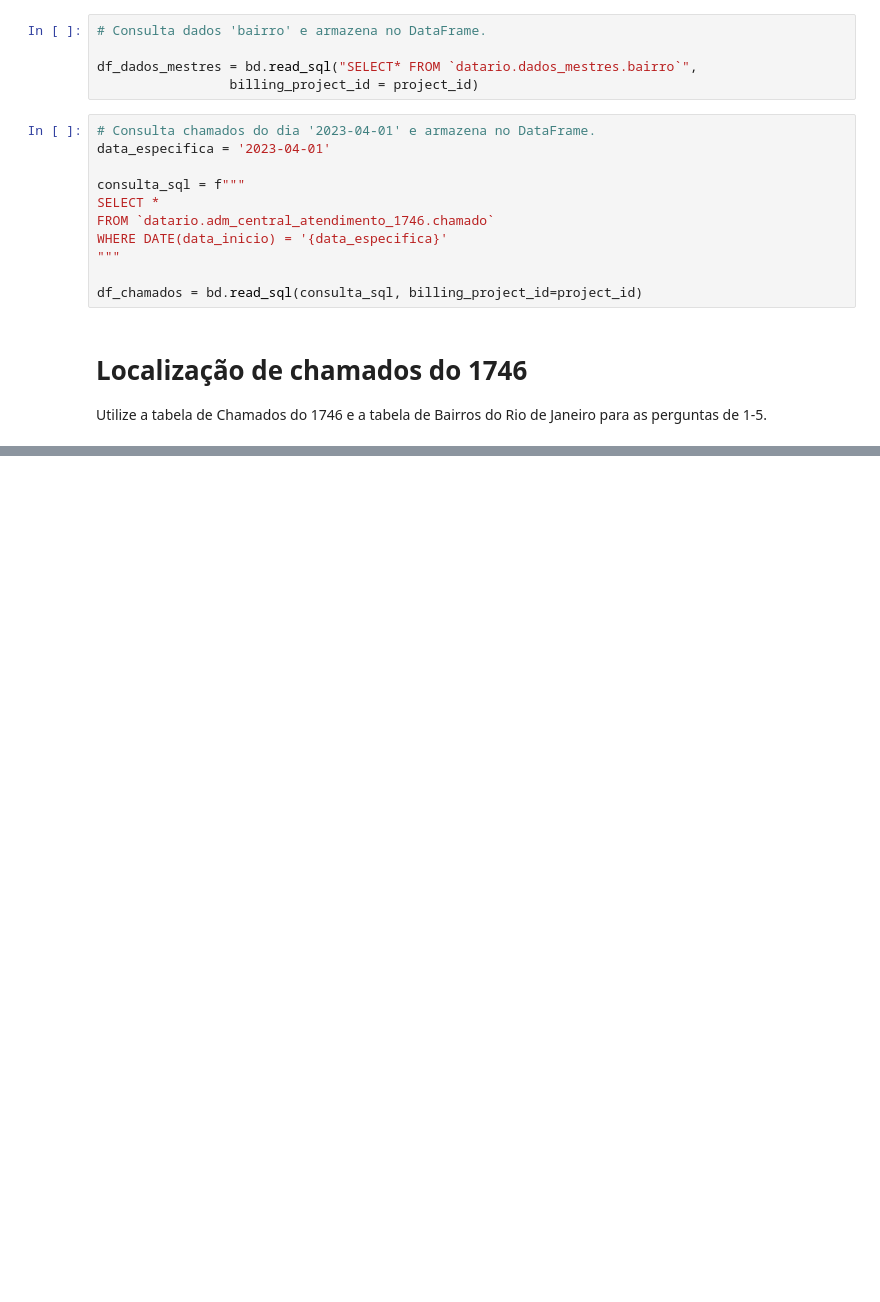
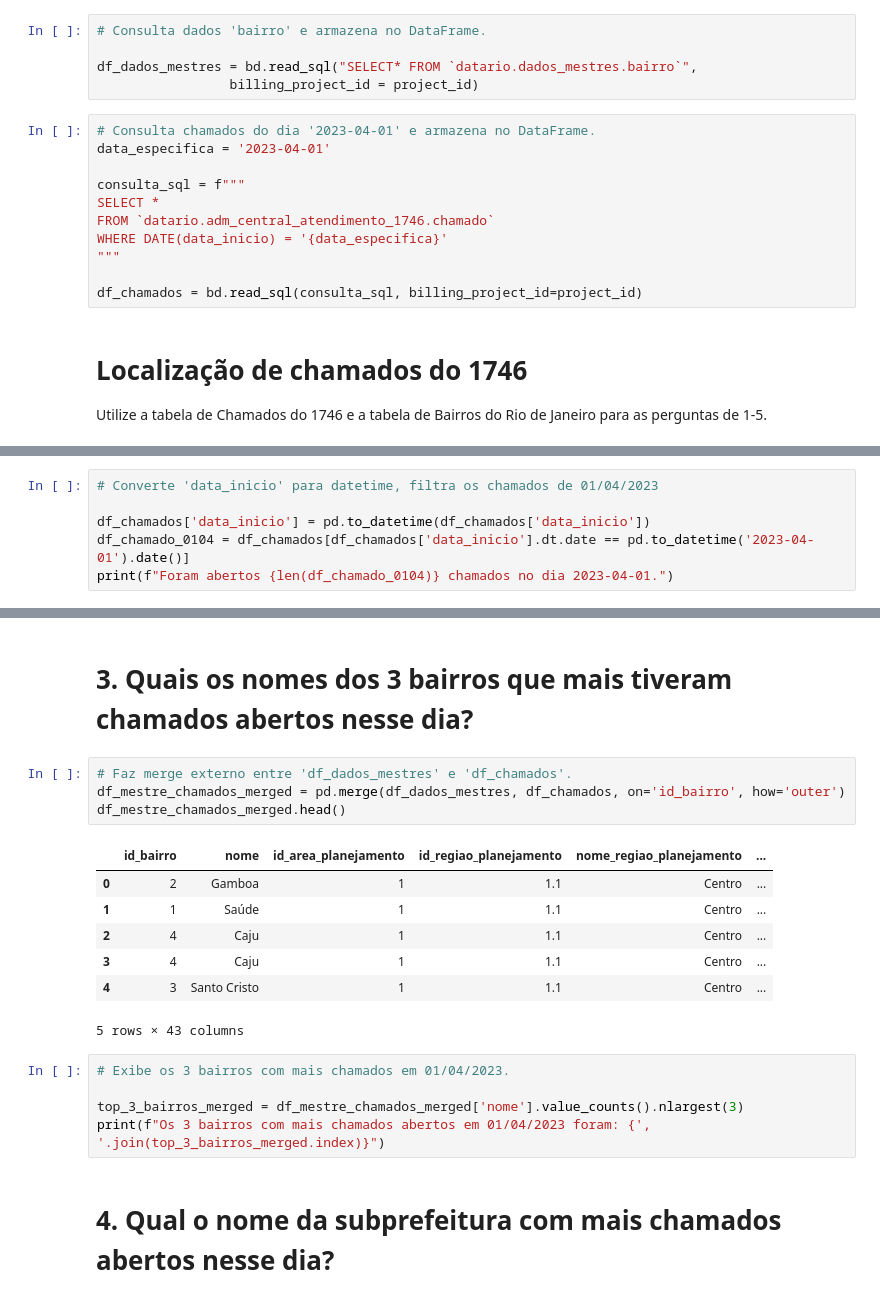
Before and after one commit to JairsonAlbertoSami/desafio-junior-data-scientis, a Jupyter notebook: Analise_python.ipynb, the cells around one changed output, grey strips where cells are left out. Drawn from its saved outputs; the diff is of its cells as text; blank space fills up the shorter version.

```diff
--- a/Analise_python.ipynb
+++ b/Analise_python.ipynb
@@ -63,0 +66,6 @@ Utilize a tabela de Chamados do 1746 e a tabela de Bairros do Rio de Janeiro par
+# %%
+# Converte 'data_inicio' para datetime, filtra os chamados de 01/04/2023
+
+df_chamados['data_inicio'] = pd.to_datetime(df_chamados['data_inicio'])
+df_chamado_0104 = df_chamados[df_chamados['data_inicio'].dt.date == pd.to_datetime('2023-04-01').date()]
+print(f"Foram abertos {len(df_chamado_0104)} chamados no dia 2023-04-01.")
@@ -63,0 +83,21 @@ Utilize a tabela de Chamados do 1746 e a tabela de Bairros do Rio de Janeiro par
+# %% [markdown]
+# 3. **Quais os nomes dos 3 bairros que mais tiveram chamados abertos nesse dia?**
+# %%
+# Faz merge externo entre 'df_dados_mestres' e 'df_chamados'.
+df_mestre_chamados_merged = pd.merge(df_dados_mestres, df_chamados, on='id_bairro', how='outer')
+df_mestre_chamados_merged.head()
+# %% [output]
+|  | id_bairro | nome | id_area_planejamento | id_regiao_planejamento | nome_regiao_planejamento | ... |
+| 0 | 2 | Gamboa | 1 | 1.1 | Centro | ... |
+| 1 | 1 | Saúde | 1 | 1.1 | Centro | ... |
+| 2 | 4 | Caju | 1 | 1.1 | Centro | ... |
+| 3 | 4 | Caju | 1 | 1.1 | Centro | ... |
+| 4 | 3 | Santo Cristo | 1 | 1.1 | Centro | ... |
+5 rows × 43 columns
+# %%
+# Exibe os 3 bairros com mais chamados em 01/04/2023.
+
+top_3_bairros_merged = df_mestre_chamados_merged['nome'].value_counts().nlargest(3)
+print(f"Os 3 bairros com mais chamados abertos em 01/04/2023 foram: {', '.join(top_3_bairros_merged.index)}")
+# %% [markdown]
+# 4. **Qual o nome da subprefeitura com mais chamados abertos nesse dia?**
```
Also changed, not shown: parts of 9 cells of this notebook.
